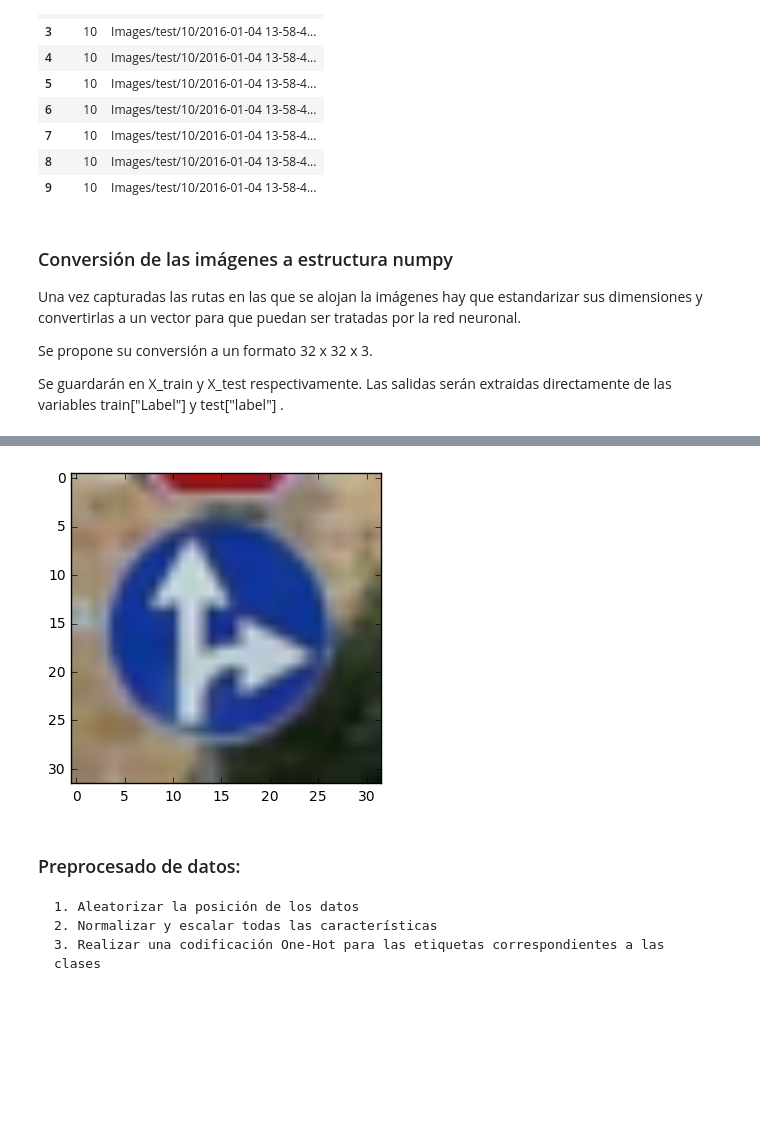
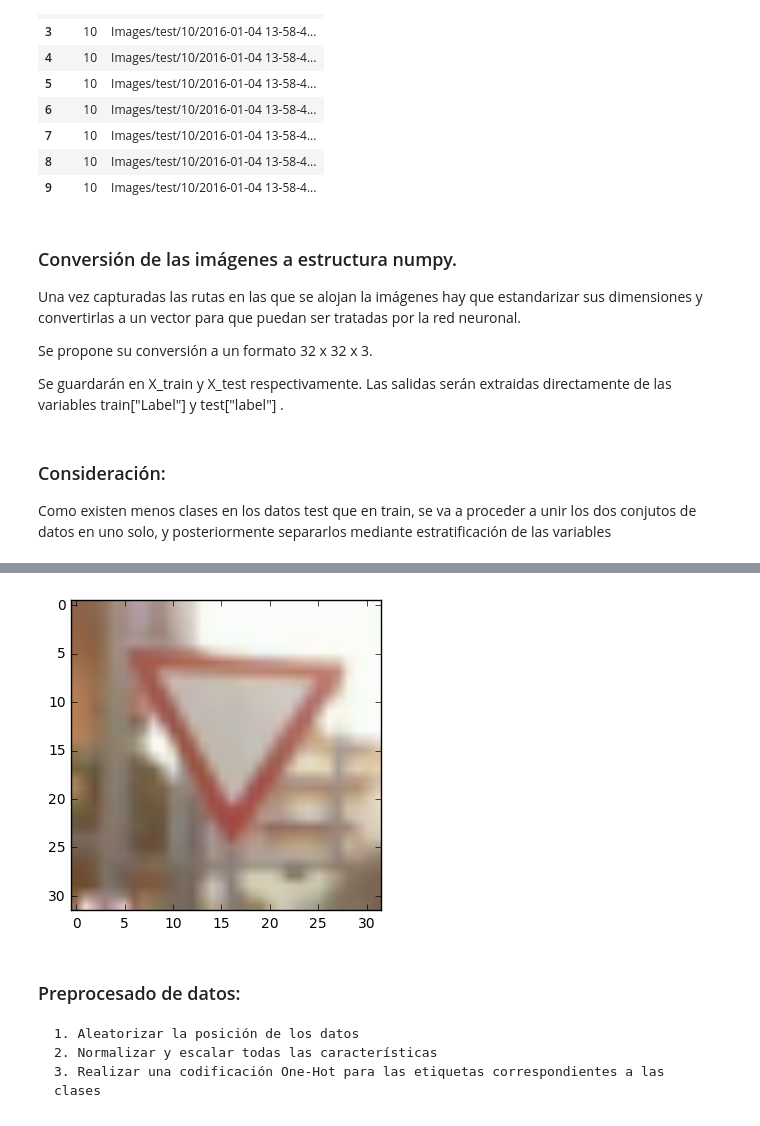
Before and after one commit to maberrocal/Traffic, a Jupyter notebook: Traffic.ipynb, the cells around one changed output, grey strips where cells are left out. Saved outputs shown, nothing was run; the diff lists cells and outputs as text; code cells hidden in the pictures; blank space fills up the shorter version.

```diff
--- a/Traffic.ipynb
+++ b/Traffic.ipynb
@@ -23,9 +25,9 @@ from matplotlib.pyplot import imshow
 from PIL import Image
 %matplotlib inline
 # %%
-def show_img_labl(img, label,classes):
+def show_img_labl(img, label):
     imshow(img)
-    print(classes[classes["Class"]==int(label)])
+    print(CLASSES[CLASSES["Class"]==int(label)])
 # %%
 # lectura del fichero classes
 CLASSES = pd.read_table("Images/classes.txt", sep = "=", names=["Class","Description"])
@@ -135,6 +137,9 @@ test = pd.DataFrame(test_data)
 
 train_data = {"Path":train_image_path, "Label":train_image_label }
 train = pd.DataFrame(train_data)
+
+full_input = {"Path":test_image_path + train_image_path , "Label":test_image_label + train_image_label}
+all_data = pd.DataFrame(full_input)
 # %% [markdown]
 ### Visualización de los dataframes:
 
@@ -170,11 +175,27 @@ test.head(10)
 | 8 | 10 | Images/test/10/2016-01-04 13-58-4... |
 | 9 | 10 | Images/test/10/2016-01-04 13-58-4... |
 # %% [markdown]
-### Conversión de las imágenes a estructura numpy
+### Conversión de las imágenes a estructura numpy.
 
 Una vez capturadas las rutas en las que se alojan la imágenes hay que estandarizar sus dimensiones y convertirlas a un vector para que puedan ser tratadas por la red neuronal.
 
 Se propone su conversión a un formato 32 x 32 x 3.
 
 Se guardarán en X_train y X_test respectivamente. Las salidas serán extraidas directamente de las variables train["Label"] y test["label"] .
+# %% [markdown]
+### Consideración:
+
+Como existen menos clases en los datos test que en train, se va a proceder a unir los dos conjutos de datos en uno solo, y posteriormente separarlos mediante estratificación de las variables
+# %%
+# Ejecutar solamente si se quiere reestructurar los datos.
+images = []
+
+for path in all_data["Path"]:
+    image = misc.imread(path)
+    images.append(misc.imresize(image, [32,32,3], interp='bilinear', mode=None))
+
+X = np.asarray(images)
+y = np.asarray(all_data["Label"])
+
+X_train, X_test, y_train, y_test = train_test_split(X, y, test_size=0.25, random_state=42, stratify = y)
 # %%
@@ -195,6 +215,6 @@ y_train = np.asarray(train["Label"])
 X_test = np.asarray(images_test)
 y_test = np.asarray(test["Label"])
 # %%
-# Ejemplo de una imagen cualquiera con el reshape
-imshow(X_train[100])
+# Ejemplo de una imagen cualquiera tras el reshape
+show_img_labl(X_test[100], y_test[100])
 # %% [output]
@@ -202,4 +223,4 @@ imshow(X_train[100])
-[figure, old version]
+[figure, new version]
 # %% [markdown]
 ### Preprocesado de datos:
 
```
Also changed, not shown: parts of 42 cells of this notebook.
